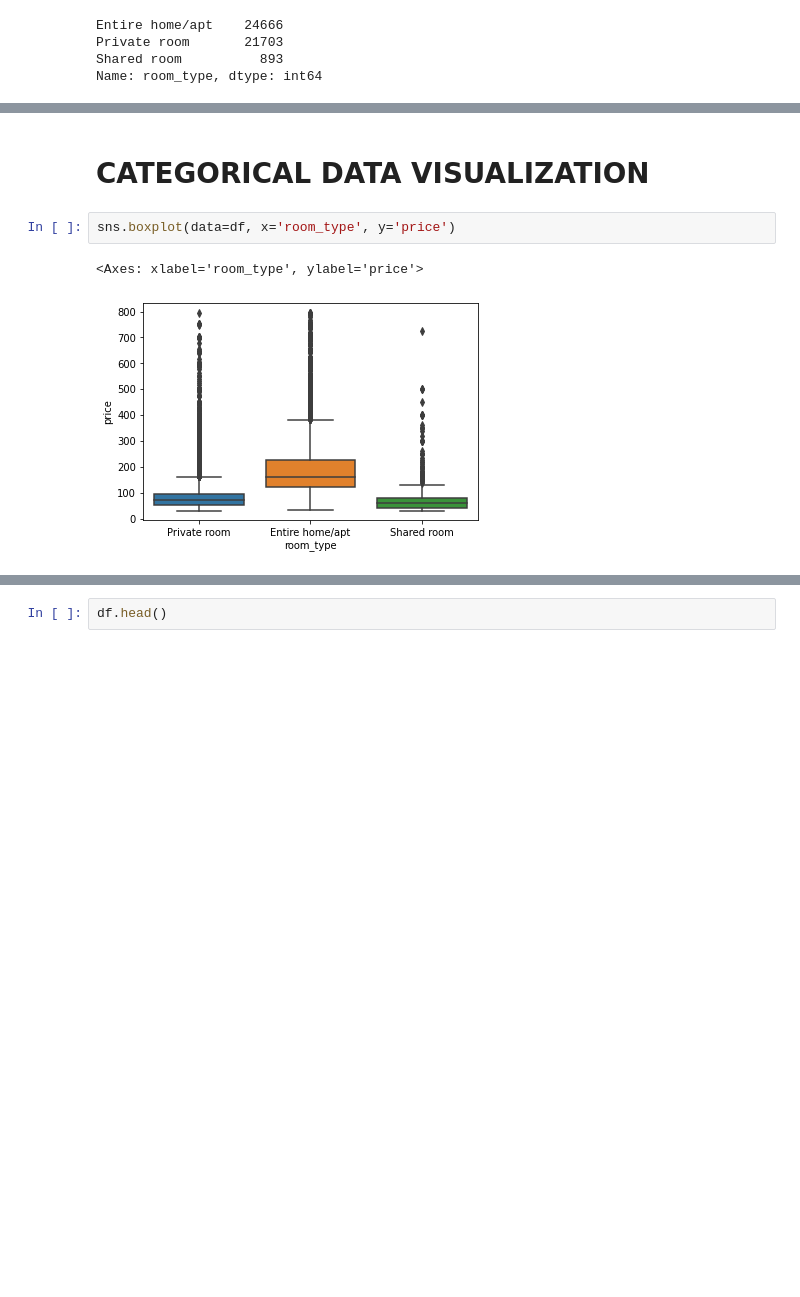
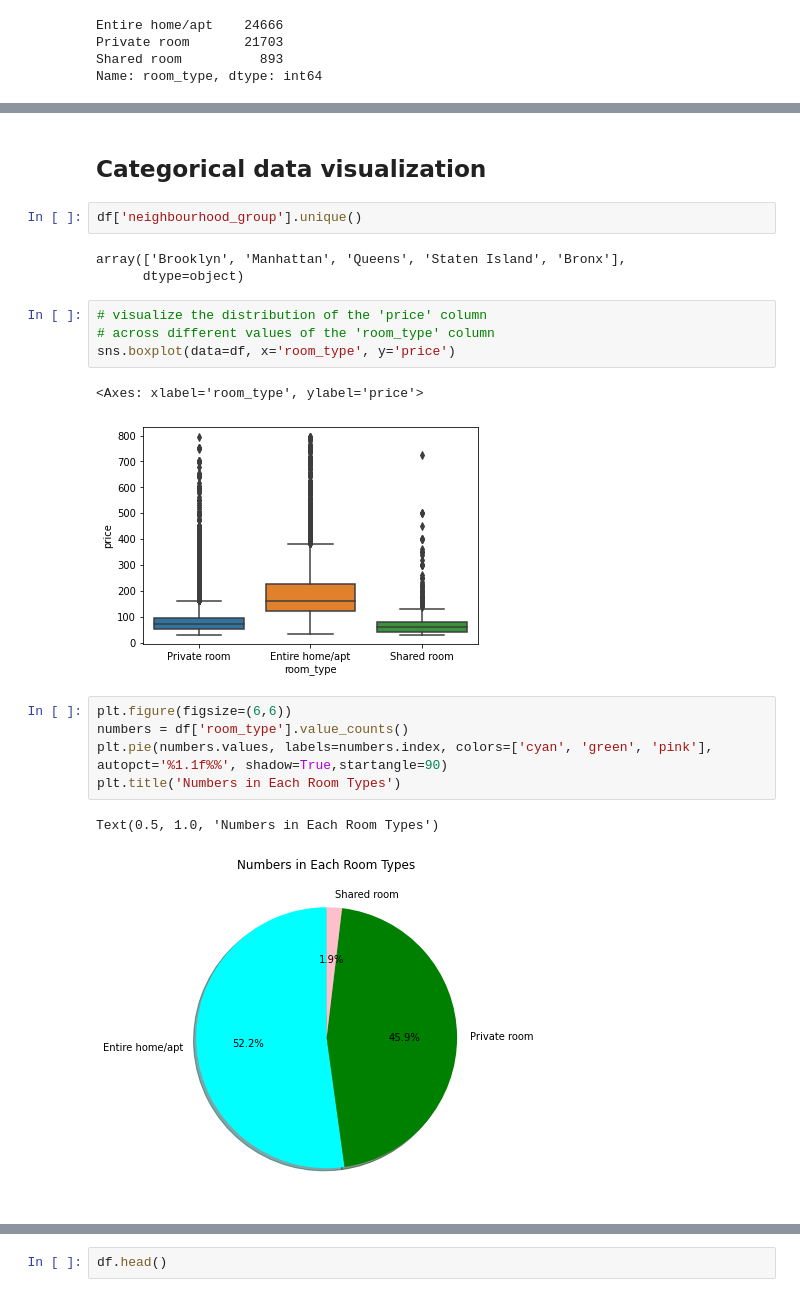
Before and after one commit to Ensemble-learning-project/Ensemble-learning, a Jupyter notebook: Price_prediction.ipynb, the cells around one changed output, grey strips where cells are left out. Drawn from its saved outputs; the diff is of its cells as text; blank space fills up the shorter version.

```diff
--- a/Price_prediction.ipynb
+++ b/Price_prediction.ipynb
@@ -305,10 +329,25 @@ sns.heatmap(data=df.corr(), annot=True)
 # %% [output]
 <AxesSubplot:>
 [figure]
-# %% [markdown]
-# CATEGORICAL DATA VISUALIZATION
+# %% [markdown]
+## Categorical data visualization
+# %%
+df['neighbourhood_group'].unique()
+# %% [output]
+array(['Brooklyn', 'Manhattan', 'Queens', 'Staten Island', 'Bronx'],
+      dtype=object)
 # %%
+# visualize the distribution of the 'price' column
+# across different values of the 'room_type' column
 sns.boxplot(data=df, x='room_type', y='price')
 # %% [output]
 <Axes: xlabel='room_type', ylabel='price'>
 [figure]
+# %%
+plt.figure(figsize=(6,6))
+numbers = df['room_type'].value_counts()
+plt.pie(numbers.values, labels=numbers.index, colors=['cyan', 'green', 'pink'], autopct='%1.1f%%', shadow=True,startangle=90)
+plt.title('Numbers in Each Room Types')
+# %% [output]
+Text(0.5, 1.0, 'Numbers in Each Room Types')
+[figure, added]
```
Also changed, not shown: parts of 42 cells of this notebook, 1 other file.
